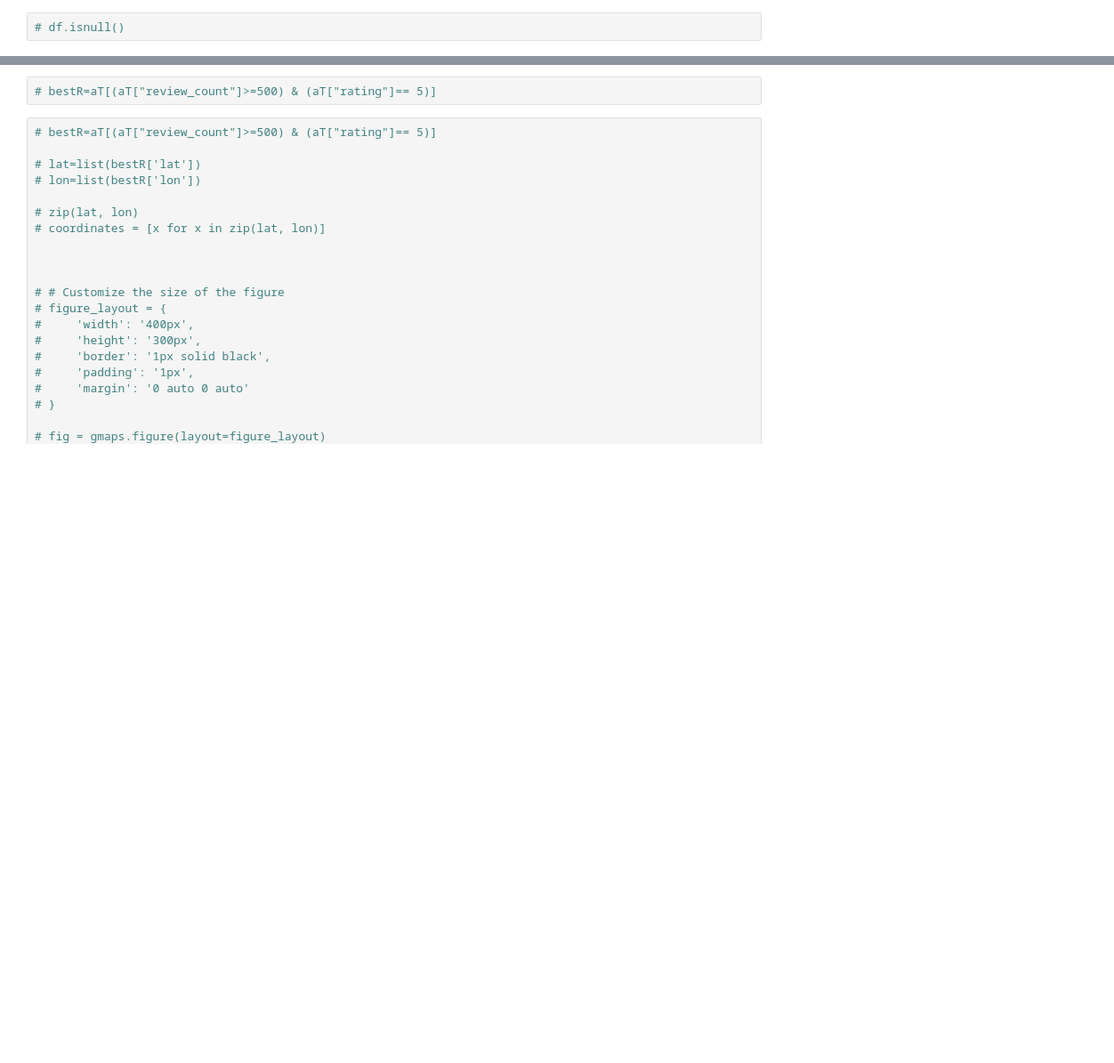
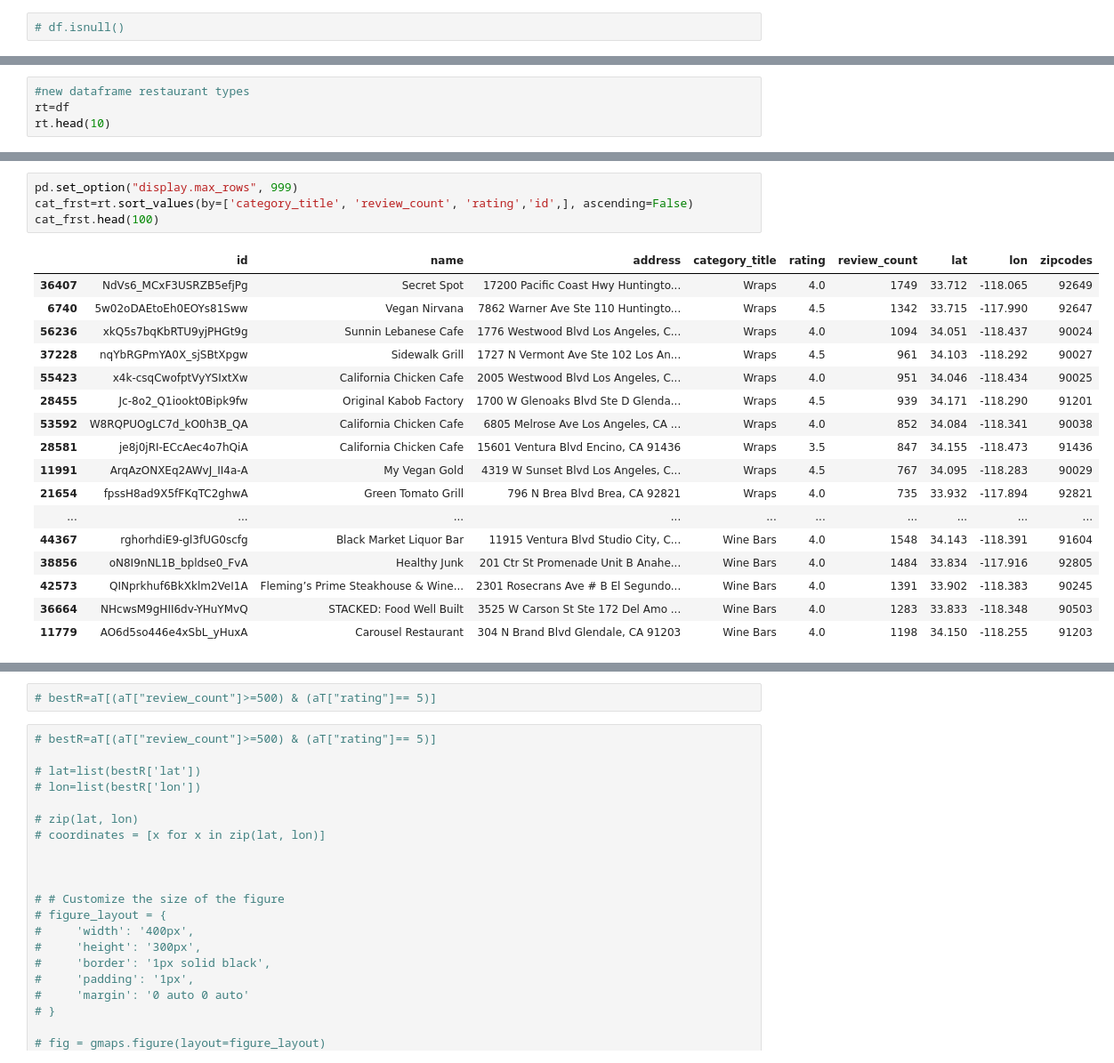
Before and after one commit to sherirosalia/LA_Restaurants_Yelp_API, a Jupyter notebook: explore_types_prep.ipynb, the cells around one changed output, grey strips where cells are left out. Shown at 89% size. Saved outputs shown, nothing was run; the diff lists cells and outputs as text; blank space fills up the shorter version.

```diff
--- a/explore_types_prep.ipynb
+++ b/explore_types_prep.ipynb
@@ -46,0 +100,4 @@ gmaps.configure(api_key=api_key)
+# %%
+#new dataframe restaurant types
+rt=df
+rt.head(10)
@@ -46,0 +171,22 @@ gmaps.configure(api_key=api_key)
+# %%
+pd.set_option("display.max_rows", 999)
+cat_frst=rt.sort_values(by=['category_title', 'review_count', 'rating','id',], ascending=False)
+cat_frst.head(100)
+# %% [output]
+|  | id | name | address | category_title | rating | review_count | lat | lon | zipcodes |
+| 36407 | NdVs6_MCxF3USRZB5efjPg | Secret Spot | 17200 Pacific Coast Hwy Huntingto... | Wraps | 4.0 | 1749 | 33.712 | -118.065 | 92649 |
+| 6740 | 5w02oDAEtoEh0EOYs81Sww | Vegan Nirvana | 7862 Warner Ave Ste 110 Huntingto... | Wraps | 4.5 | 1342 | 33.715 | -117.990 | 92647 |
+| 56236 | xkQ5s7bqKbRTU9yjPHGt9g | Sunnin Lebanese Cafe | 1776 Westwood Blvd Los Angeles, C... | Wraps | 4.0 | 1094 | 34.051 | -118.437 | 90024 |
+| 37228 | nqYbRGPmYA0X_sjSBtXpgw | Sidewalk Grill | 1727 N Vermont Ave Ste 102 Los An... | Wraps | 4.5 | 961 | 34.103 | -118.292 | 90027 |
+| 55423 | x4k-csqCwofptVyYSIxtXw | California Chicken Cafe | 2005 Westwood Blvd Los Angeles, C... | Wraps | 4.0 | 951 | 34.046 | -118.434 | 90025 |
+| 28455 | Jc-8o2_Q1iookt0Bipk9fw | Original Kabob Factory | 1700 W Glenoaks Blvd Ste D Glenda... | Wraps | 4.5 | 939 | 34.171 | -118.290 | 91201 |
+| 53592 | W8RQPUOgLC7d_kO0h3B_QA | California Chicken Cafe | 6805 Melrose Ave Los Angeles, CA ... | Wraps | 4.0 | 852 | 34.084 | -118.341 | 90038 |
+| 28581 | je8j0jRI-ECcAec4o7hQiA | California Chicken Cafe | 15601 Ventura Blvd Encino, CA 91436 | Wraps | 3.5 | 847 | 34.155 | -118.473 | 91436 |
+| 11991 | ArqAzONXEq2AWvJ_II4a-A | My Vegan Gold | 4319 W Sunset Blvd Los Angeles, C... | Wraps | 4.5 | 767 | 34.095 | -118.283 | 90029 |
+| 21654 | fpssH8ad9X5fFKqTC2ghwA | Green Tomato Grill | 796 N Brea Blvd Brea, CA 92821 | Wraps | 4.0 | 735 | 33.932 | -117.894 | 92821 |
+| ... | ... | ... | ... | ... | ... | ... | ... | ... | ... |
+| 44367 | rghorhdiE9-gl3fUG0scfg | Black Market Liquor Bar | 11915 Ventura Blvd Studio City, C... | Wine Bars | 4.0 | 1548 | 34.143 | -118.391 | 91604 |
+| 38856 | oN8I9nNL1B_bpldse0_FvA | Healthy Junk | 201 Ctr St Promenade Unit B Anahe... | Wine Bars | 4.0 | 1484 | 33.834 | -117.916 | 92805 |
+| 42573 | QINprkhuf6BkXklm2VeI1A | Fleming’s Prime Steakhouse & Wine... | 2301 Rosecrans Ave # B El Segundo... | Wine Bars | 4.0 | 1391 | 33.902 | -118.383 | 90245 |
+| 36664 | NHcwsM9gHII6dv-YHuYMvQ | STACKED: Food Well Built | 3525 W Carson St Ste 172 Del Amo ... | Wine Bars | 4.0 | 1283 | 33.833 | -118.348 | 90503 |
+| 11779 | AO6d5so446e4xSbL_yHuxA | Carousel Restaurant | 304 N Brand Blvd Glendale, CA 91203 | Wine Bars | 4.0 | 1198 | 34.150 | -118.255 | 91203 |
```
Also changed, not shown: parts of 28 cells of this notebook, 1 other file.
